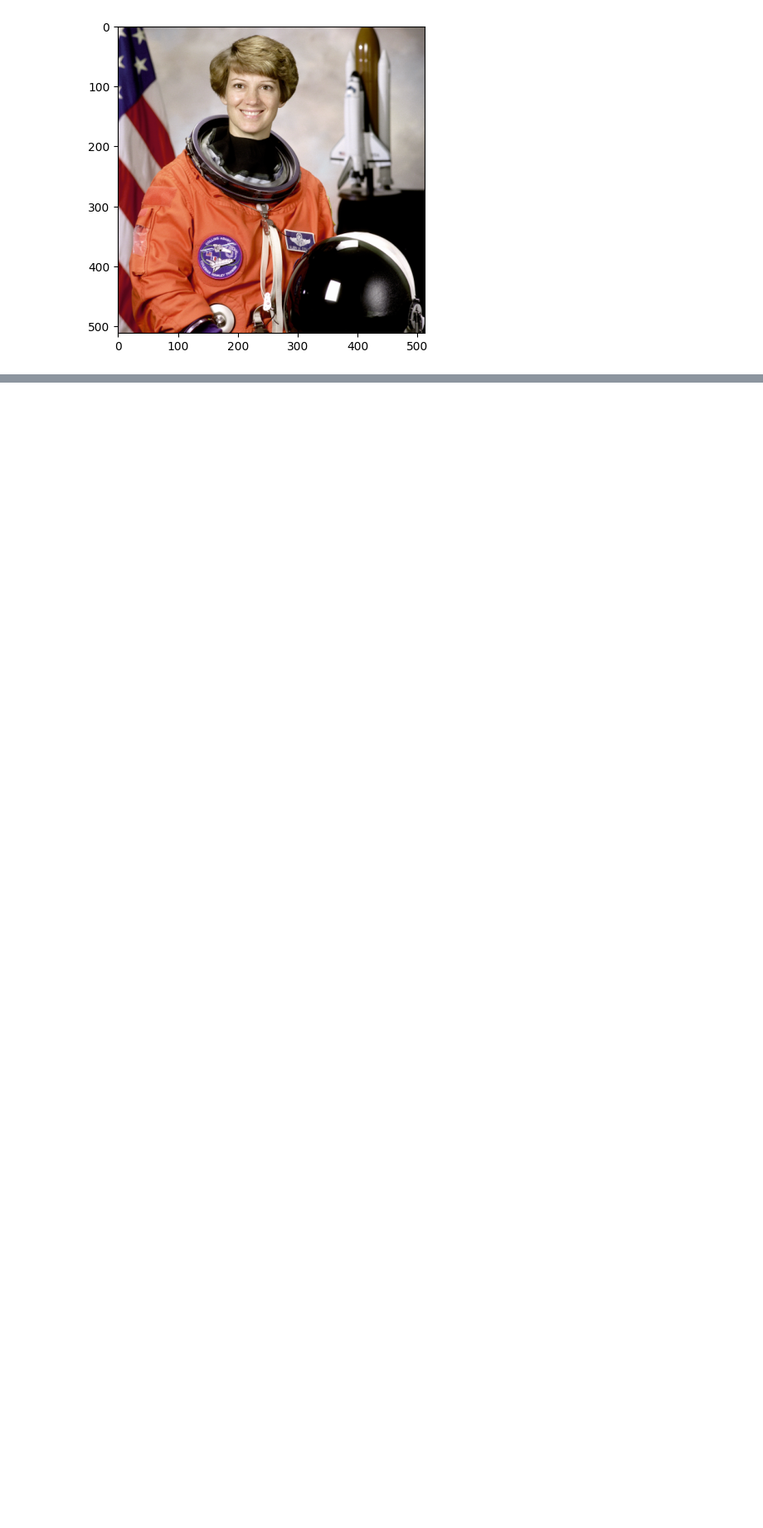
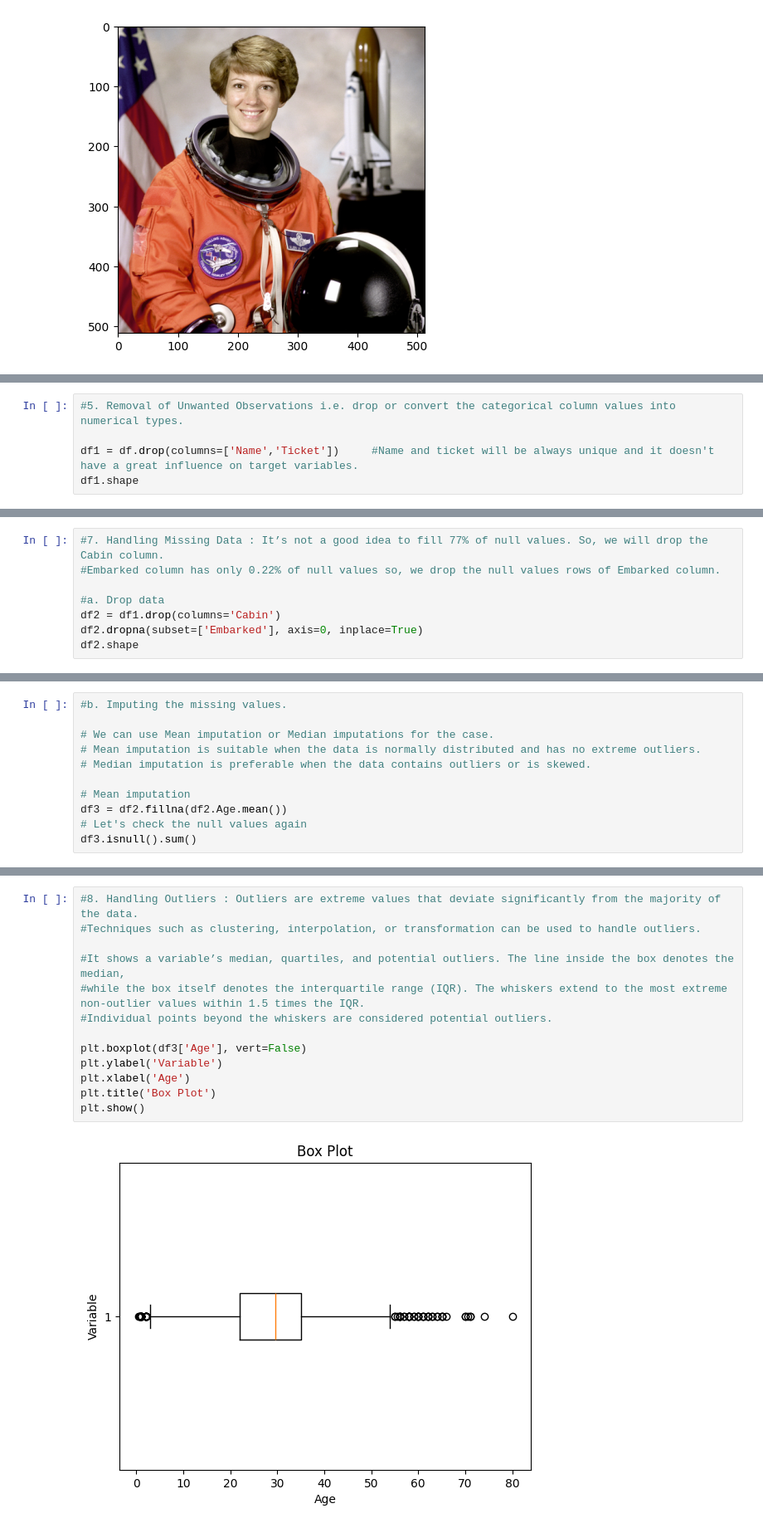
Before and after one commit to Yankyyyy/Data-Science-Practice-Repo, a Jupyter notebook: NumpyNotes.ipynb, the cells around one changed output, grey strips where cells are left out. Shown at 83% size. Cells and saved outputs as stored; diff of their text form; blank space fills up the shorter version.

```diff
--- a/NumpyNotes.ipynb
+++ b/NumpyNotes.ipynb
@@ -252,0 +361,5 @@ Random Array with values between 1 to 10
+# %%
+#5. Removal of Unwanted Observations i.e. drop or convert the categorical column values into numerical types.
+
+df1 = df.drop(columns=['Name','Ticket'])     #Name and ticket will be always unique and it doesn't have a great influence on target variables.
+df1.shape
@@ -252,0 +386,8 @@ Random Array with values between 1 to 10
+# %%
+#7. Handling Missing Data : It’s not a good idea to fill 77% of null values. So, we will drop the Cabin column.
+#Embarked column has only 0.22% of null values so, we drop the null values rows of Embarked column.
+
+#a. Drop data
+df2 = df1.drop(columns='Cabin')
+df2.dropna(subset=['Embarked'], axis=0, inplace=True)
+df2.shape
@@ -252,0 +396,11 @@ Random Array with values between 1 to 10
+# %%
+#b. Imputing the missing values.
+
+# We can use Mean imputation or Median imputations for the case.
+# Mean imputation is suitable when the data is normally distributed and has no extreme outliers.
+# Median imputation is preferable when the data contains outliers or is skewed.
+
+# Mean imputation
+df3 = df2.fillna(df2.Age.mean())
+# Let's check the null values again
+df3.isnull().sum()
@@ -252,0 +418,15 @@ Random Array with values between 1 to 10
+# %%
+#8. Handling Outliers : Outliers are extreme values that deviate significantly from the majority of the data.
+#Techniques such as clustering, interpolation, or transformation can be used to handle outliers.
+
+#It shows a variable’s median, quartiles, and potential outliers. The line inside the box denotes the median,
+#while the box itself denotes the interquartile range (IQR). The whiskers extend to the most extreme non-outlier values within 1.5 times the IQR.
+#Individual points beyond the whiskers are considered potential outliers.
+
+plt.boxplot(df3['Age'], vert=False)
+plt.ylabel('Variable')
+plt.xlabel('Age')
+plt.title('Box Plot')
+plt.show()
+# %% [output]
+[figure, added]
```
Also changed, not shown: parts of 19 cells of this notebook, 2 other files.
